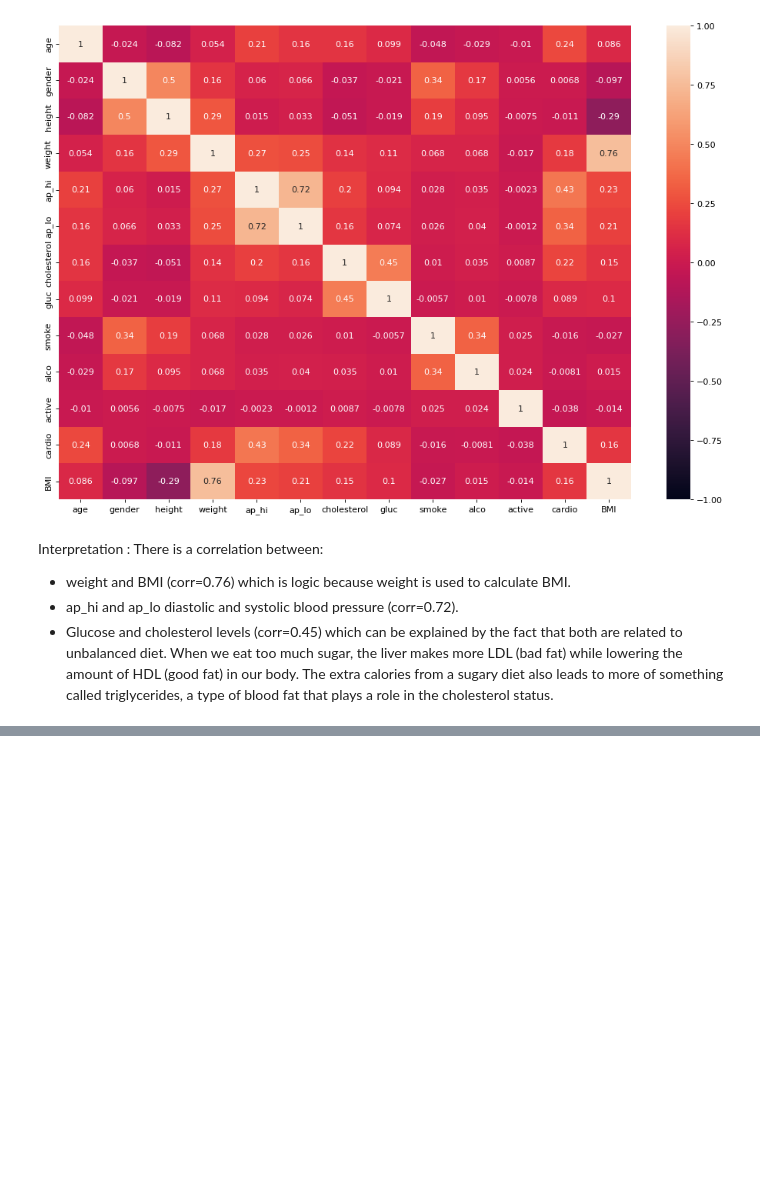
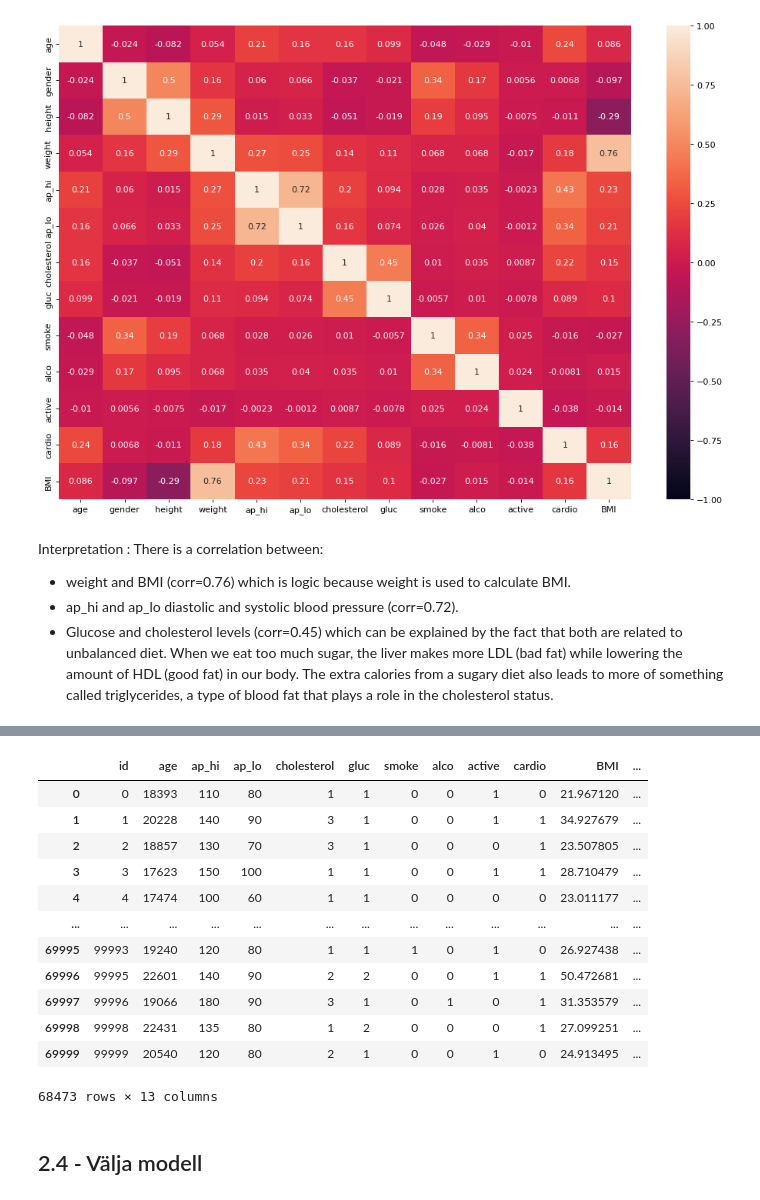
Before and after one commit to AmalDerbali/AmalDerbali-Lab-Machine-Learning, a Jupyter notebook: Disease_prediction.ipynb, the cells around one changed output, grey strips where cells are left out. Cells and saved outputs as stored; diff of their text form; code cells hidden in the pictures; blank space fills up the shorter version.

```diff
--- a/Disease_prediction.ipynb
+++ b/Disease_prediction.ipynb
@@ -337,0 +433,19 @@ There is a correlation between:
+# %%
+one_hot_encoded_data2 = pd.get_dummies(Data2, columns = ['gender'])
+one_hot_encoded_data2
+# %% [output]
+|  | id | age | ap_hi | ap_lo | cholesterol | gluc | smoke | alco | active | cardio | BMI | ... |
+| 0 | 0 | 18393 | 110 | 80 | 1 | 1 | 0 | 0 | 1 | 0 | 21.967120 | ... |
+| 1 | 1 | 20228 | 140 | 90 | 3 | 1 | 0 | 0 | 1 | 1 | 34.927679 | ... |
+| 2 | 2 | 18857 | 130 | 70 | 3 | 1 | 0 | 0 | 0 | 1 | 23.507805 | ... |
+| 3 | 3 | 17623 | 150 | 100 | 1 | 1 | 0 | 0 | 1 | 1 | 28.710479 | ... |
+| 4 | 4 | 17474 | 100 | 60 | 1 | 1 | 0 | 0 | 0 | 0 | 23.011177 | ... |
+| ... | ... | ... | ... | ... | ... | ... | ... | ... | ... | ... | ... | ... |
+| 69995 | 99993 | 19240 | 120 | 80 | 1 | 1 | 1 | 0 | 1 | 0 | 26.927438 | ... |
+| 69996 | 99995 | 22601 | 140 | 90 | 2 | 2 | 0 | 0 | 1 | 1 | 50.472681 | ... |
+| 69997 | 99996 | 19066 | 180 | 90 | 3 | 1 | 0 | 1 | 0 | 1 | 31.353579 | ... |
+| 69998 | 99998 | 22431 | 135 | 80 | 1 | 2 | 0 | 0 | 0 | 1 | 27.099251 | ... |
+| 69999 | 99999 | 20540 | 120 | 80 | 2 | 1 | 0 | 0 | 1 | 0 | 24.913495 | ... |
+68473 rows × 13 columns
+# %% [markdown]
+## 2.4 - Välja modell
```
Also changed, not shown: parts of 16 cells of this notebook.
